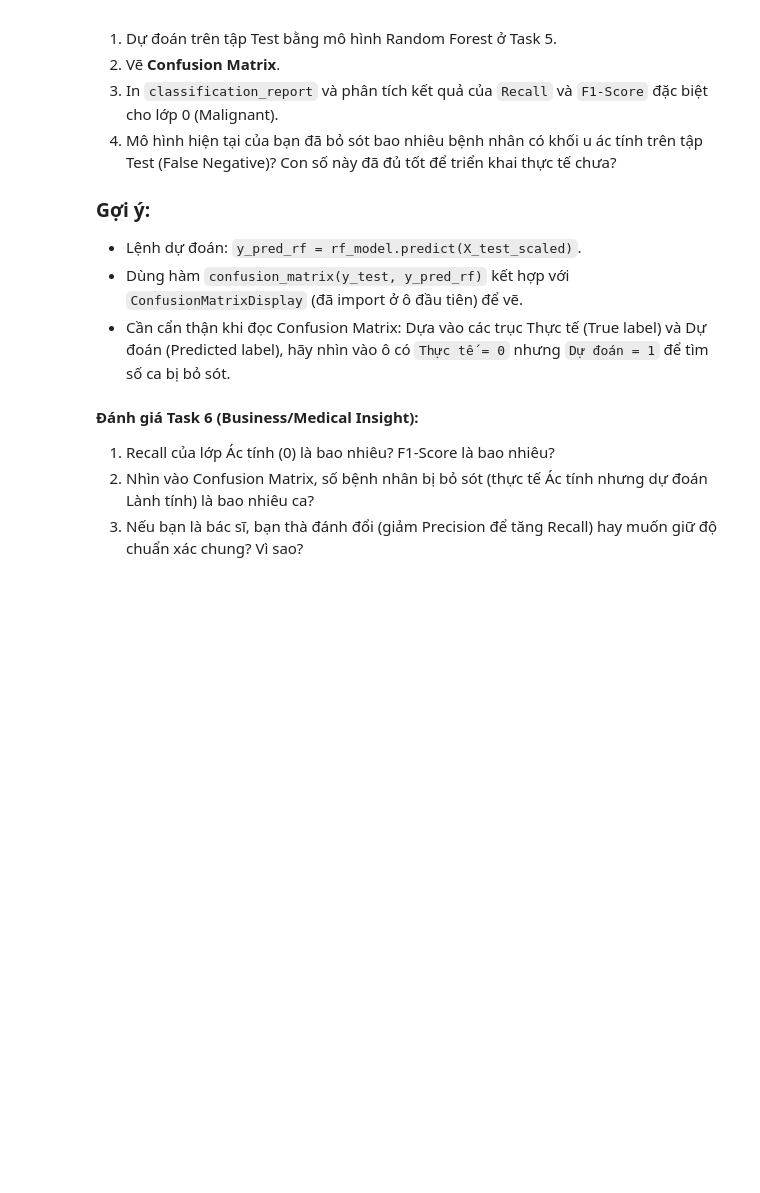
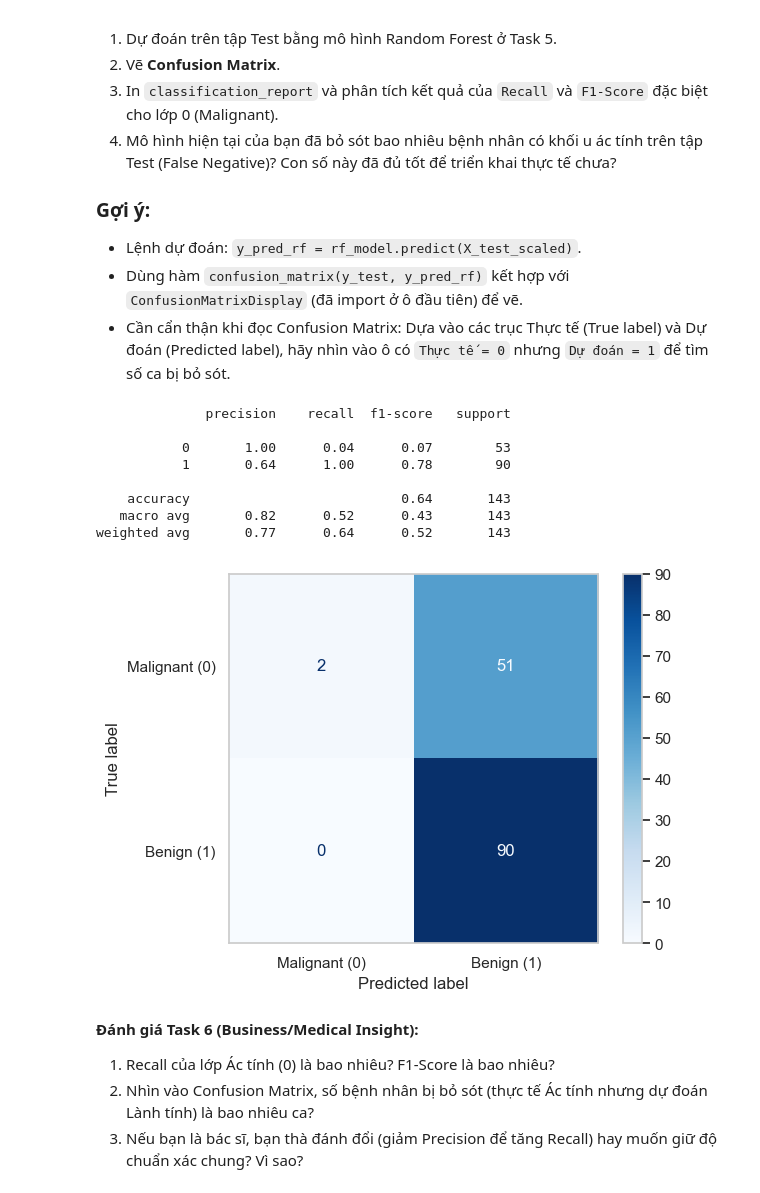
Before and after one commit to nguyenbaoquoc/mliot-pyml-2026-hw, a Jupyter notebook: week04/BTVN_buoi8.ipynb, the cells around one changed output. Saved outputs shown, nothing was run; the diff lists cells and outputs as text; code cells hidden in the pictures; blank space fills up the shorter version.

```diff
--- a/week04/BTVN_buoi8.ipynb
+++ b/week04/BTVN_buoi8.ipynb
@@ -253,16 +253,25 @@ Trong bài toán này:
 - Cần cẩn thận khi đọc Confusion Matrix: Dựa vào các trục Thực tế (True label) và Dự đoán (Predicted label), hãy nhìn vào ô có `Thực tế = 0` nhưng `Dự đoán = 1` để tìm số ca bị bỏ sót.
 # %%
 # TODO 6a: Dự đoán trên Test set
-# y_pred_rf = ...
-
+y_pred_rf = rf_model.predict(X_test_scaled)
 # TODO 6b: In Classification Report
-# print(classification_report(...))
+print(classification_report(y_test,y_pred_rf))
 
 # TODO 6c: Vẽ Confusion Matrix
-# disp = ConfusionMatrixDisplay(confusion_matrix(y_test, y_pred_rf), display_labels=['Malignant (0)', 'Benign (1)'])
-# disp.plot(cmap='Blues')
-# plt.grid(False)
-# plt.show()
+disp = ConfusionMatrixDisplay(confusion_matrix(y_test, y_pred_rf), display_labels=['Malignant (0)', 'Benign (1)'])
+disp.plot(cmap='Blues')
+plt.grid(False)
+plt.show()
+# %% [output]
+              precision    recall  f1-score   support
+
+           0       1.00      0.04      0.07        53
+           1       0.64      1.00      0.78        90
+
+    accuracy                           0.64       143
+   macro avg       0.82      0.52      0.43       143
+weighted avg       0.77      0.64      0.52       143
+[figure, added]
 # %% [markdown]
 **Đánh giá Task 6 (Business/Medical Insight):**
 
```
Also changed, not shown: parts of 1 cell of this notebook.
